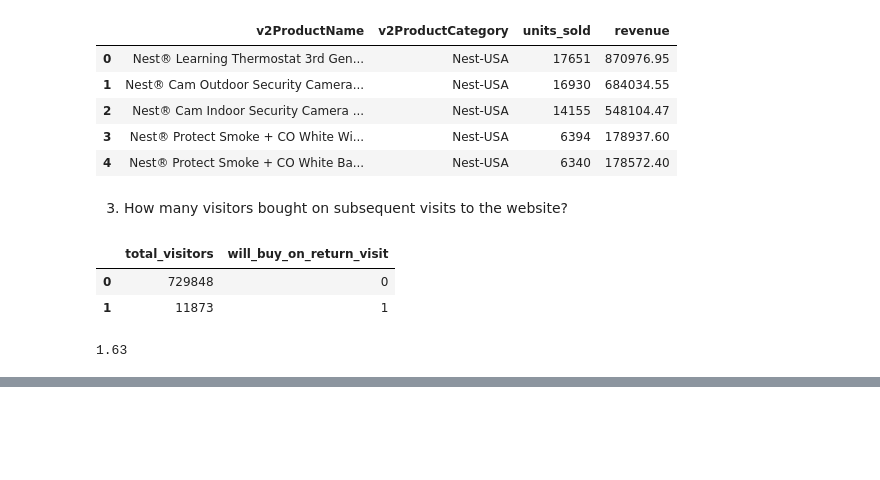
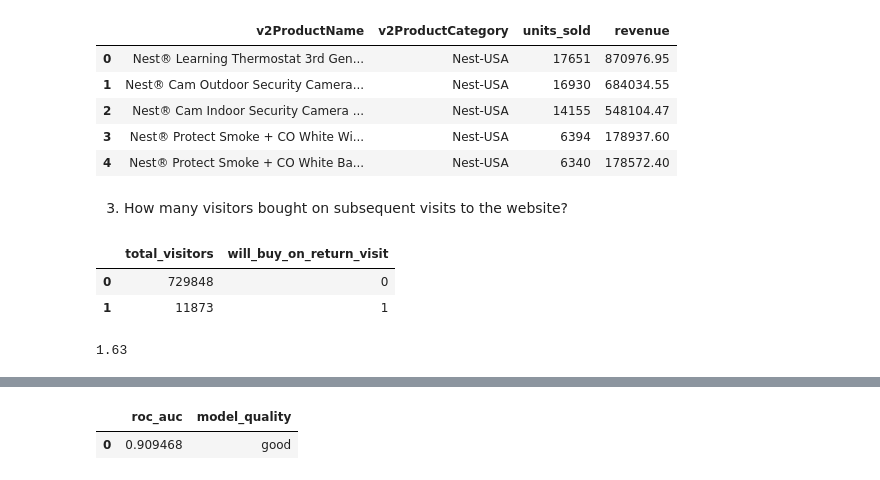
Before and after one commit to samilozkan/BigQuery-Tutorial, a Jupyter notebook: classification_ml_bigquery.ipynb, the cells around one changed output, grey strips where cells are left out. Saved outputs shown, nothing was run; the diff lists cells and outputs as text; code cells hidden in the pictures; blank space fills up the shorter version.

```diff
--- a/classification_ml_bigquery.ipynb
+++ b/classification_ml_bigquery.ipynb
@@ -112,0 +350,62 @@ Analyzing the results, you can see that 1.63% of total visitors will return and
+# %%
+%%bigquery
+#standardSQL
+SELECT
+  roc_auc,
+  CASE
+    WHEN roc_auc > .9 THEN 'good'
+    WHEN roc_auc > .8 THEN 'fair'
+    WHEN roc_auc > .7 THEN 'decent'
+    WHEN roc_auc > .6 THEN 'not great'
+  ELSE 'poor' END AS model_quality
+FROM
+  ML.EVALUATE(MODEL ecommerce.classification_model_2,  (
+WITH all_visitor_stats AS (
+SELECT
+  fullvisitorid,
+  IF(COUNTIF(totals.transactions > 0 AND totals.newVisits IS NULL) > 0, 1, 0) AS will_buy_on_return_visit
+  FROM `data-to-insights.ecommerce.web_analytics`
+  GROUP BY fullvisitorid
+)
+# add in new features
+SELECT * EXCEPT(unique_session_id) FROM (
+  SELECT
+      CONCAT(fullvisitorid, CAST(visitId AS STRING)) AS unique_session_id,
+      # labels
+      will_buy_on_return_visit,
+      MAX(CAST(h.eCommerceAction.action_type AS INT64)) AS latest_ecommerce_progress,
+      # behavior on the site
+      IFNULL(totals.bounces, 0) AS bounces,
+      IFNULL(totals.timeOnSite, 0) AS time_on_site,
+      totals.pageviews,
+      # where the visitor came from
+      trafficSource.source,
+      trafficSource.medium,
+      channelGrouping,
+      # mobile or desktop
+      device.deviceCategory,
+      # geographic
+      IFNULL(geoNetwork.country, "") AS country
+  FROM `data-to-insights.ecommerce.web_analytics`,
+     UNNEST(hits) AS h
+    JOIN all_visitor_stats USING(fullvisitorid)
+  WHERE 1=1
+    # only predict for new visits
+    AND totals.newVisits = 1
+    AND date BETWEEN '20170501' AND '20170630' # eval 2 months
+  GROUP BY
+  unique_session_id,
+  will_buy_on_return_visit,
+  bounces,
+  time_on_site,
+  totals.pageviews,
+  trafficSource.source,
+  trafficSource.medium,
+  channelGrouping,
+  device.deviceCategory,
+  country
+)
+));
+# %% [output]
+|  | roc_auc | model_quality |
+| 0 | 0.909468 | good |
```
Also changed, not shown: parts of 16 cells of this notebook.
